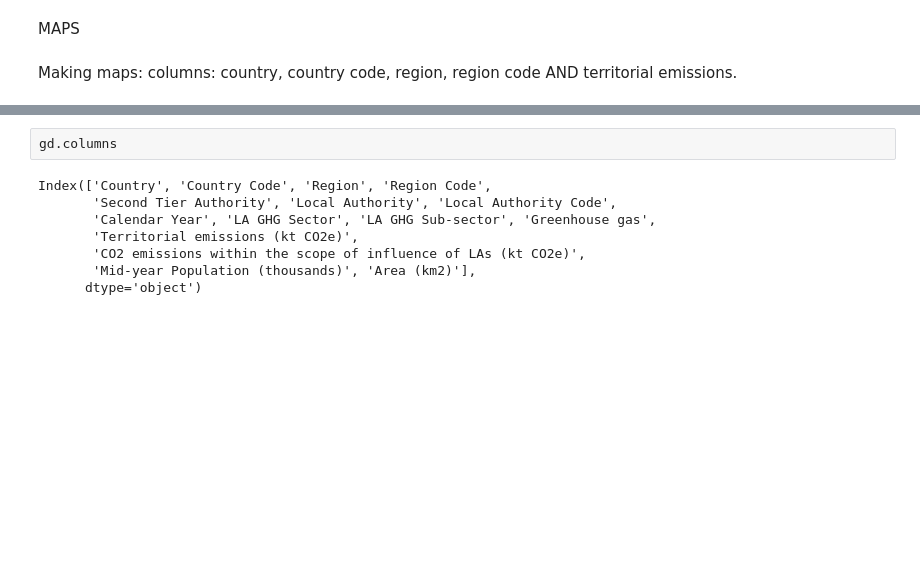
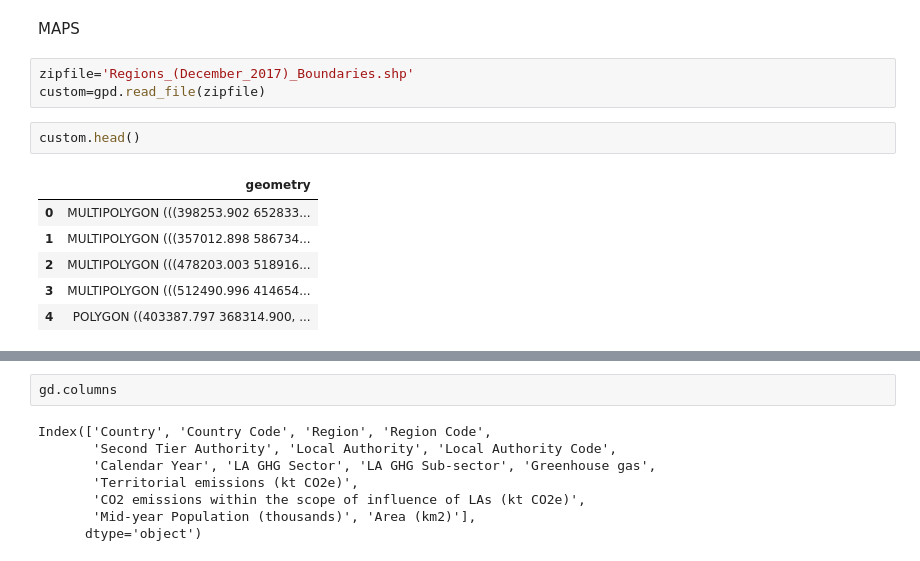
Before and after one commit to h-nadeem/hn-dataproject, a Jupyter notebook: Draft1 copy.ipynb, the cells around one changed output, grey strips where cells are left out. Cells and saved outputs as stored; diff of their text form; blank space fills up the shorter version.

```diff
--- a/Draft1 copy.ipynb
+++ b/Draft1 copy.ipynb
@@ -268,7 +163,14 @@ gd.describe(include='all')
 # %% [markdown]
 MAPS
-# %% [markdown]
-Making maps:
-columns: country, country code, region, region code
-AND
-territorial emissions.
+# %%
+zipfile='Regions_(December_2017)_Boundaries.shp'
+custom=gpd.read_file(zipfile)
+# %%
+custom.head()
+# %% [output]
+|  | geometry |
+| 0 | MULTIPOLYGON (((398253.902 652833... |
+| 1 | MULTIPOLYGON (((357012.898 586734... |
+| 2 | MULTIPOLYGON (((478203.003 518916... |
+| 3 | MULTIPOLYGON (((512490.996 414654... |
+| 4 | POLYGON ((403387.797 368314.900, ... |
```
Also changed, not shown: parts of 60 cells of this notebook, 1 other file.
